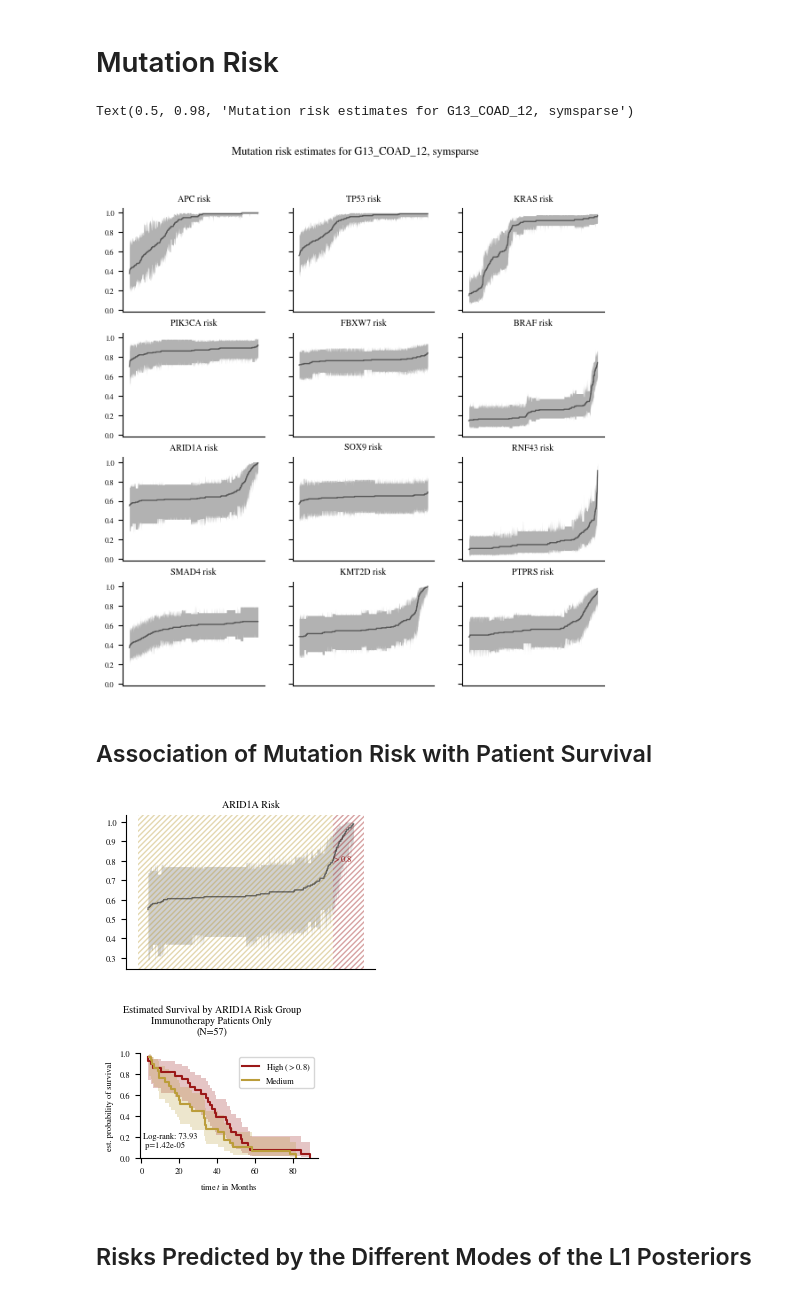
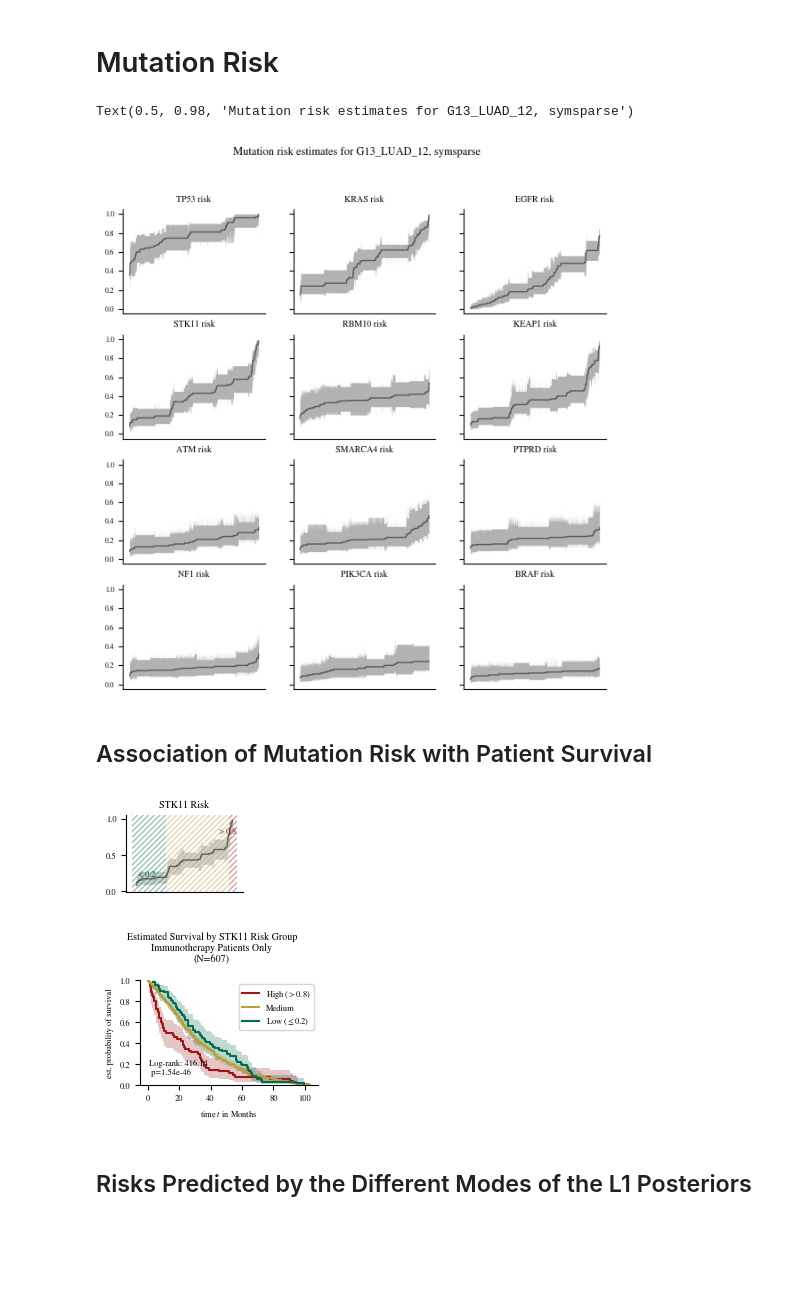
Before and after one commit to huy29433/MCMC-sampling-for-MHN, a Jupyter notebook: analysis/mutation_risk.ipynb, the cells around one changed output. Drawn from its saved outputs; the diff is of its cells as text; code cells hidden in the pictures; blank space fills up the shorter version.

```diff
--- a/analysis/mutation_risk.ipynb
+++ b/analysis/mutation_risk.ipynb
@@ -11,7 +11,7 @@ importlib.reload(plotting)
 
 burn_in = 0.2
 # %%
-data_name = "G13_COAD_12"
+data_name = "G13_LUAD_12"
 
 samples = np.load("../results/mcmc/G13_LUAD_12_sym-l2_MALA_0_0015625.npy" if data_name == "G13_LUAD_12"
                   else "../results/mcmc/G13_COAD_12_symsparse_MALA_0_001.npy")[:, ::10]
@@ -49,8 +49,8 @@ for event in range(12):
     a.set_xticks([])
 fig.suptitle(f"Mutation risk estimates for {data_name}, symsparse", fontsize=9)
 # %% [output]
-Text(0.5, 0.98, 'Mutation risk estimates for G13_COAD_12, symsparse')
+Text(0.5, 0.98, 'Mutation risk estimates for G13_LUAD_12, symsparse')
-[figure, old version]
+[figure, new version]
 # %% [markdown]
 ## Association of Mutation Risk with Patient Survival
 # %%
@@ -117,7 +117,7 @@ def assign_group(val):
     else:
         raise ValueError("Unexpected value")
 # %%
-fig, ax = plt.subplots(figsize=(3.21, 2))
+fig, ax = plt.subplots(figsize=(1.5, 1))
 
 data_filtered = data.reset_index(
     drop=True)[data.reset_index(drop=True).iloc[:, i_event] == 0]
@@ -125,36 +125,40 @@ risk = risks[data_filtered.index, :, i_event]
 sorting = np.argsort(np.median(risk, axis=1))
 
 ax.plot(np.median(risk, axis=1)[sorting], lw=1, alpha=0.5, color="black")
 ax.fill_between(
     np.arange(risk.shape[0]),
     np.percentile(risk, 5, axis=1)[sorting],
     np.percentile(risk, 95, axis=1)[sorting],
     alpha=0.3, color="black", lw=0)
 x_lims = ax.get_xlim()
-low_risk_end = (np.where(np.median(risk, axis=1)[sorting] < thresholds[0])[0] or np.array([x_lims[0]])).max()
+low_risk_end = np.where(np.median(risk, axis=1)[sorting] < thresholds[0])[0]
+if len(low_risk_end) == 0:
+    low_risk_end = x_lims[0]
+else:
+    low_risk_end = low_risk_end.max()
 high_risk_start = np.where(np.median(risk, axis=1)[sorting] > thresholds[1])[0].min()
 
 ax.axvspan(x_lims[0], low_risk_end, **
             highlight_params, color=c_low_risk, lw=0)
 ax.axvspan(low_risk_end, high_risk_start, **
             highlight_params, color=c_medium_risk, lw=0)
 ax.axvspan(high_risk_start, x_lims[1], **
             highlight_params, color=c_high_risk, lw=0)
 ax.set_title(f"{event} Risk")
 if low_risk_end > x_lims[0]:
     ax.text(0.1 * x_lims[1], thresholds[0], f"$<{thresholds[0]}$",
            ha="center", color=c_low_risk)
 ax.text(0.9 * x_lims[1], thresholds[1], f"$>{thresholds[1]}$", ha="center",
            color=c_high_risk)
 for side in ["top", "right"]:
     ax.spines[side].set_visible(False)
 _ = ax.set_xticks([])
 
 fig.savefig(
-    f"../results/figures/{data_name}_{event.lower()}_risk.png",
+    f"../results/figs/{data_name}_{event.lower()}_risk.pdf",
 )
 # %% [output]
-[figure, old version]
+[figure, new version]
 # %%
 risk_survival = pd.DataFrame(np.median(risks[:, :, i_event], axis=1),
                              index=data.index, columns=["median_risk"])
@@ -214,7 +218,7 @@ fig.tight_layout()
 fig.savefig(
     f"../results/figs/{data_name}_{event.lower()}_survival{('_immuno' if filter_immuno else '')}{('_kras' if filter_kras else '')}.pdf", dpi=300)
 # %% [output]
-[figure, old version]
+[figure, new version]
 # %% [markdown]
 ## Risks Predicted by the Different Modes of the L1 Posteriors
 # %%
```
